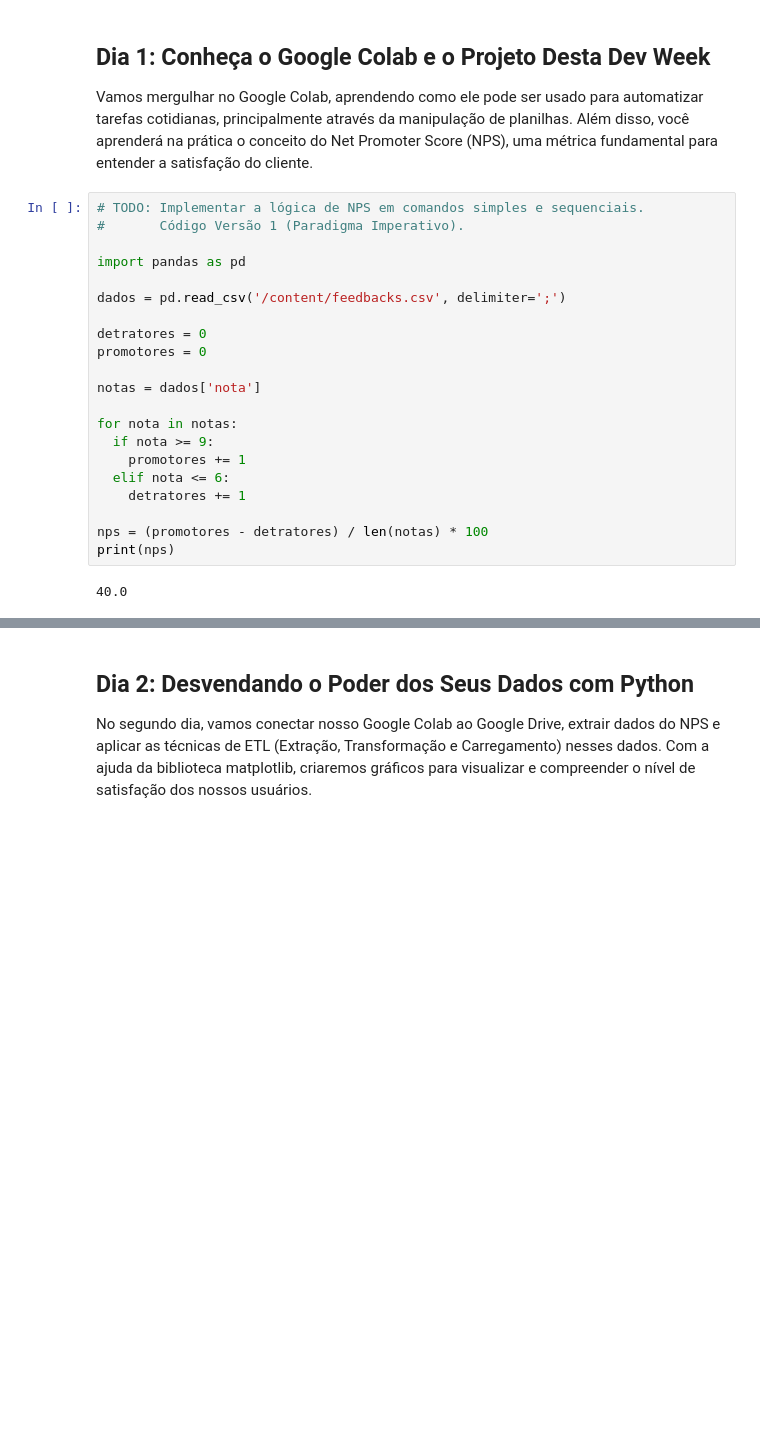
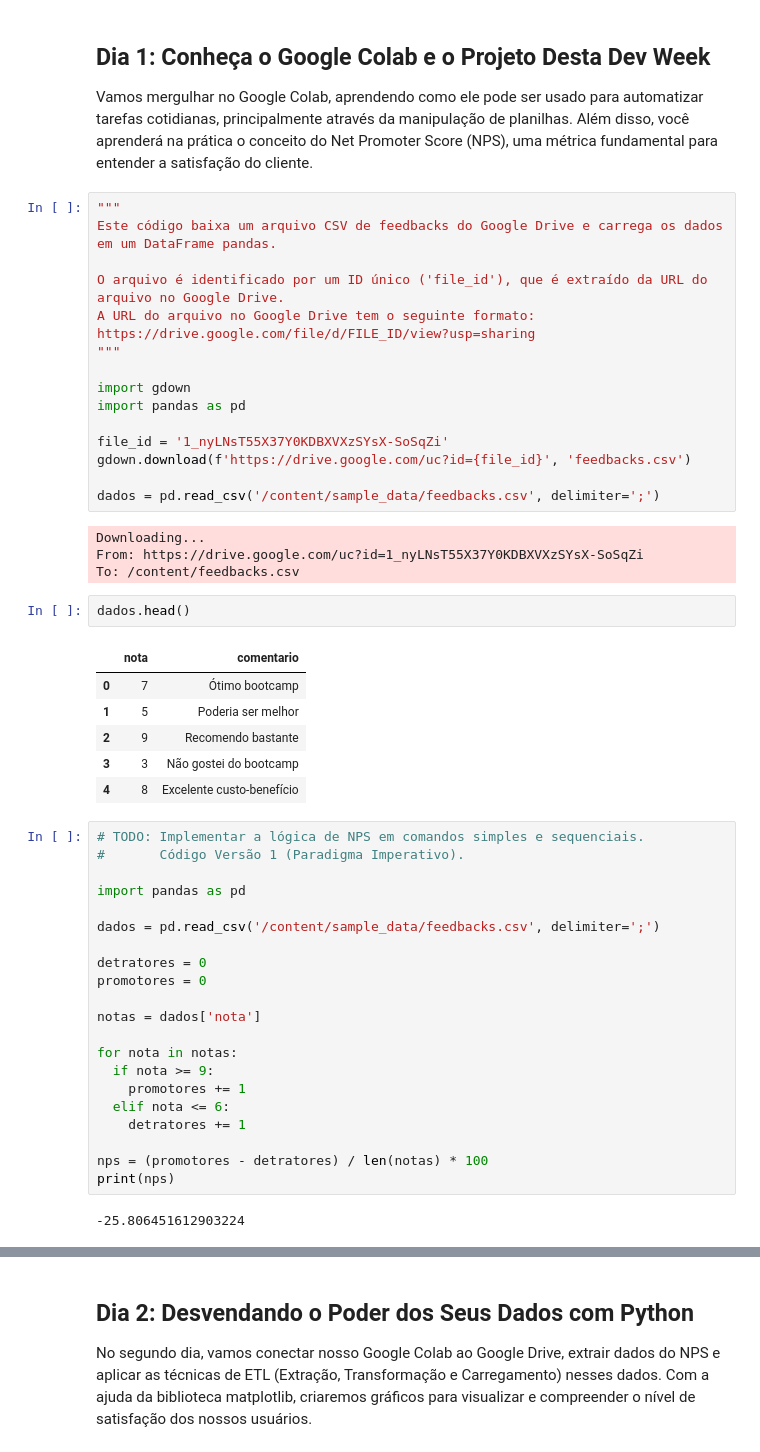
Before and after one commit to IgorMoraes07/IfoodDevWeek, a Jupyter notebook: ifood_dev_week_IgorMoraes.ipynb, the cells around one changed output, grey strips where cells are left out. Cells and saved outputs as stored; diff of their text form; blank space fills up the shorter version.

```diff
--- a/ifood_dev_week_IgorMoraes.ipynb
+++ b/ifood_dev_week_IgorMoraes.ipynb
@@ -8,13 +8,42 @@ Saiba mais sobre essa semana incrível no Artigo [Desvendando a iFood Dev Week](
 ## Dia 1: Conheça o Google Colab e o Projeto Desta Dev Week
 
 Vamos mergulhar no Google Colab, aprendendo como ele pode ser usado para automatizar tarefas cotidianas, principalmente através da manipulação de planilhas. Além disso, você aprenderá na prática o conceito do Net Promoter Score (NPS), uma métrica fundamental para entender a satisfação do cliente.
+# %%
+"""
+Este código baixa um arquivo CSV de feedbacks do Google Drive e carrega os dados em um DataFrame pandas.
+
+O arquivo é identificado por um ID único ('file_id'), que é extraído da URL do arquivo no Google Drive.
+A URL do arquivo no Google Drive tem o seguinte formato:
+https://drive.google.com/file/d/FILE_ID/view?usp=sharing
+"""
+
+import gdown
+import pandas as pd
+
+file_id = '1_nyLNsT55X37Y0KDBXVXzSYsX-SoSqZi'
+gdown.download(f'https://drive.google.com/uc?id={file_id}', 'feedbacks.csv')
+
+dados = pd.read_csv('/content/sample_data/feedbacks.csv', delimiter=';')
+# %% [output]
+Downloading...
+From: https://drive.google.com/uc?id=1_nyLNsT55X37Y0KDBXVXzSYsX-SoSqZi
+To: /content/feedbacks.csv
+# %%
+dados.head()
+# %% [output]
+|  | nota | comentario |
+| 0 | 7 | Ótimo bootcamp |
+| 1 | 5 | Poderia ser melhor |
+| 2 | 9 | Recomendo bastante |
+| 3 | 3 | Não gostei do bootcamp |
+| 4 | 8 | Excelente custo-benefício |
 # %%
 # TODO: Implementar a lógica de NPS em comandos simples e sequenciais.
 #       Código Versão 1 (Paradigma Imperativo).
 
 import pandas as pd
 
-dados = pd.read_csv('/content/feedbacks.csv', delimiter=';')
+dados = pd.read_csv('/content/sample_data/feedbacks.csv', delimiter=';')
 
 detratores = 0
 promotores = 0
@@ -30,4 +59,4 @@ for nota in notas:
 nps = (promotores - detratores) / len(notas) * 100
 print(nps)
 # %% [output]
-40.0
+-25.806451612903224
```
Also changed, not shown: parts of 8 cells of this notebook.
